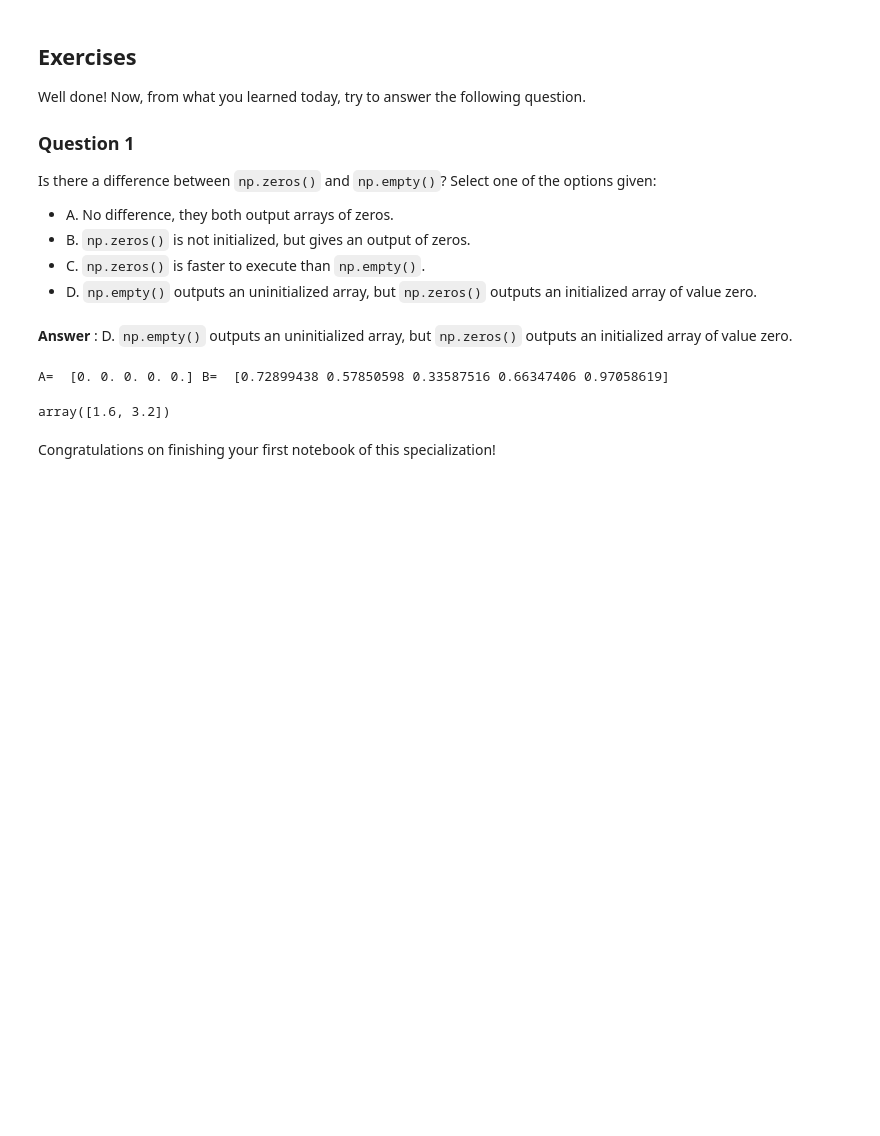
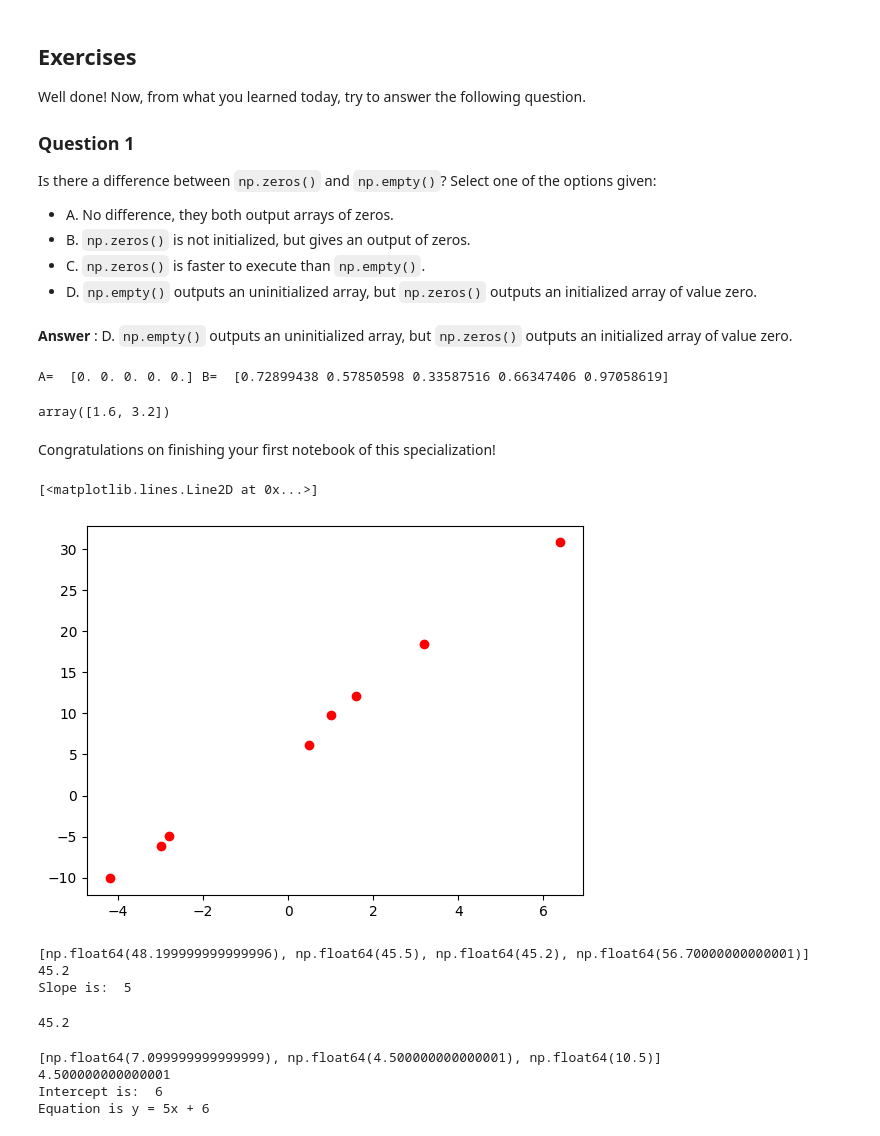
Before and after one commit to GokuHashira/GenAI_AUKBC, a Jupyter notebook: 1. Math Foundations/02_introduction_to_numpy_arrays.ipynb, the cells around one changed output. Saved outputs shown, nothing was run; the diff lists cells and outputs as text; code cells hidden in the pictures; blank space fills up the shorter version.

```diff
--- a/1. Math Foundations/02_introduction_to_numpy_arrays.ipynb
+++ b/1. Math Foundations/02_introduction_to_numpy_arrays.ipynb
@@ -566,3 +566,83 @@ emt
 array([1.6, 3.2])
 # %% [markdown]
 Congratulations on finishing your first notebook of this specialization!
+# %%
+import matplotlib.pyplot as plt
+x = [-3,1,0.5,3.2,6.4,-2.8 ,1.6, -4.2]
+y = [-6.1, 9.8, 6.2, 18.5, 30.8, -4.9, 12.1, -10.1]
+plt.plot(x, y, 'ro')
+# %% [output]
+[<matplotlib.lines.Line2D at 0x...>]
+[figure, added]
+# %%
+# Class coding
+
+x = [-3,1,0.5,3.2,6.4,-2.8 ,1.6, -4.2]
+y = [-6.1, 9.8, 6.2, 18.5, 30.8, -4.9, 12.1, -10.1]
+
+m = [3,4,5,6]
+ycap=np.zeros(len(x))
+err = []
+for i in range(len(m)):
+    for j in range(len(x)):
+        ycap[j] = m[i]*x[j]
+        #print(ycap)
+    err.append(abs(ycap-y))
+err_sum = []
+for i in err:
+    ind_Sum = sum(i)
+    err_sum.append(ind_Sum)
+print(err_sum)
+min_err = err_sum[0]
+err_index=0
+for i,j in enumerate(err_sum):
+    if min_err>j:
+        err_index = i
+        min_err=j
+
+print(min_err)
+slope = m[err_index]
+print("Slope is: ",slope)
+# %% [output]
+[np.float64(48.199999999999996), np.float64(45.5), np.float64(45.2), np.float64(56.70000000000001)]
+45.2
+Slope is:  5
+# %%
+print(min(err_sum))
+# %% [output]
+45.2
+# %%
+# Class coding
+
+x = [-3,1,0.5,3.2,6.4,-2.8 ,1.6, -4.2]
+y = [-6.1, 9.8, 6.2, 18.5, 30.8, -4.9, 12.1, -10.1]
+
+c = [5,6,7]
+ycap=np.zeros(len(x))
+err = []
+for i in range(len(c)):
+    for j in range(len(x)):
+        ycap[j] = 4*x[j] + c[i]
+        #print(ycap)
+    err.append(abs(ycap-y))
+err_sum = []
+for i in err:
+    ind_Sum = sum(i)
+    err_sum.append(ind_Sum)
+print(err_sum)
+min_err = err_sum[0]
+err_index=0
+for i,j in enumerate(err_sum):
+    if min_err>j:
+        err_index = i
+        min_err=j
+
+print(min_err)
+intercept = c[err_index]
+print("Intercept is: ",c[err_index])
+print(f"Equation is y = {slope}x + {intercept}")
+# %% [output]
+[np.float64(7.099999999999999), np.float64(4.500000000000001), np.float64(10.5)]
+4.500000000000001
+Intercept is:  6
+Equation is y = 5x + 6
```
